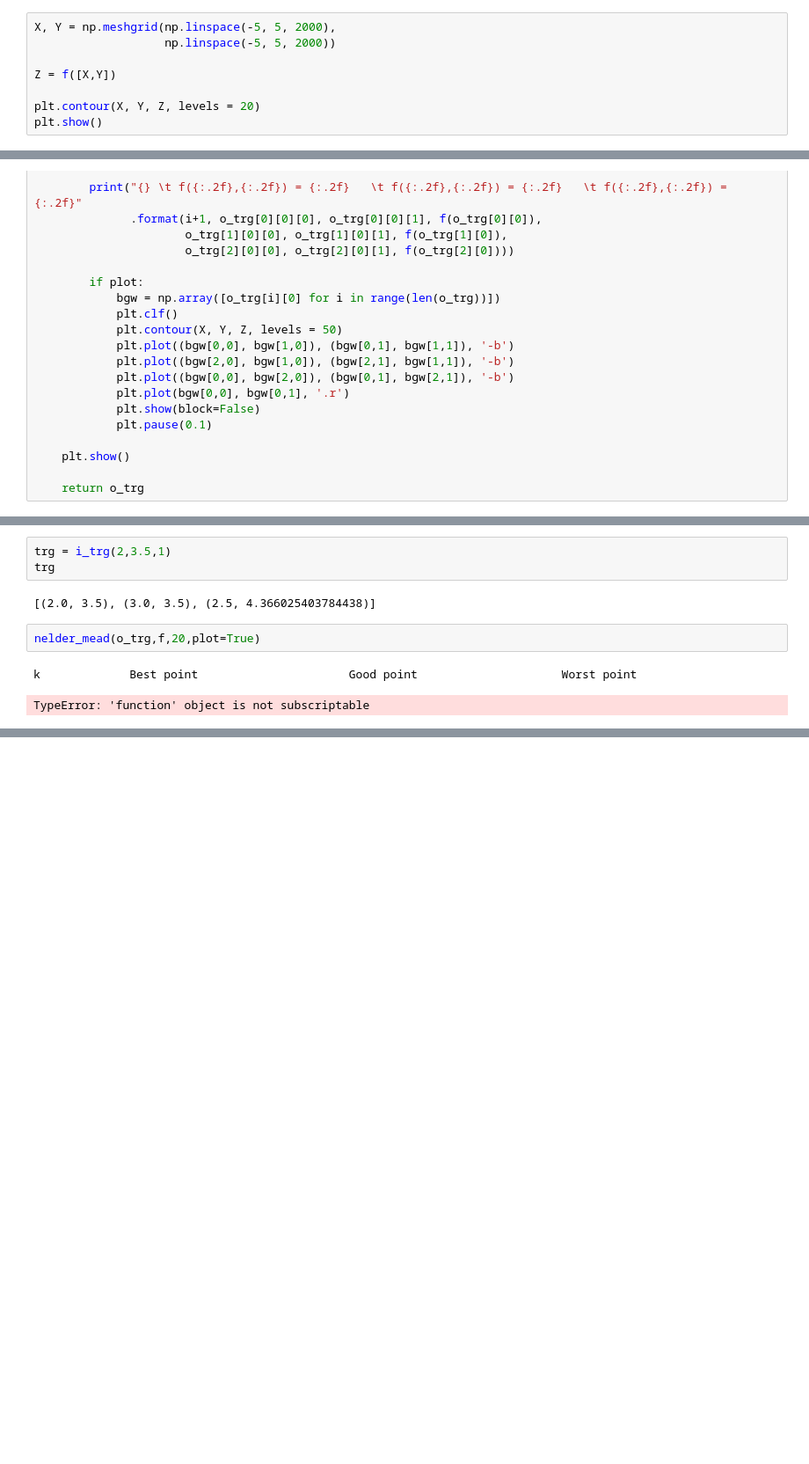
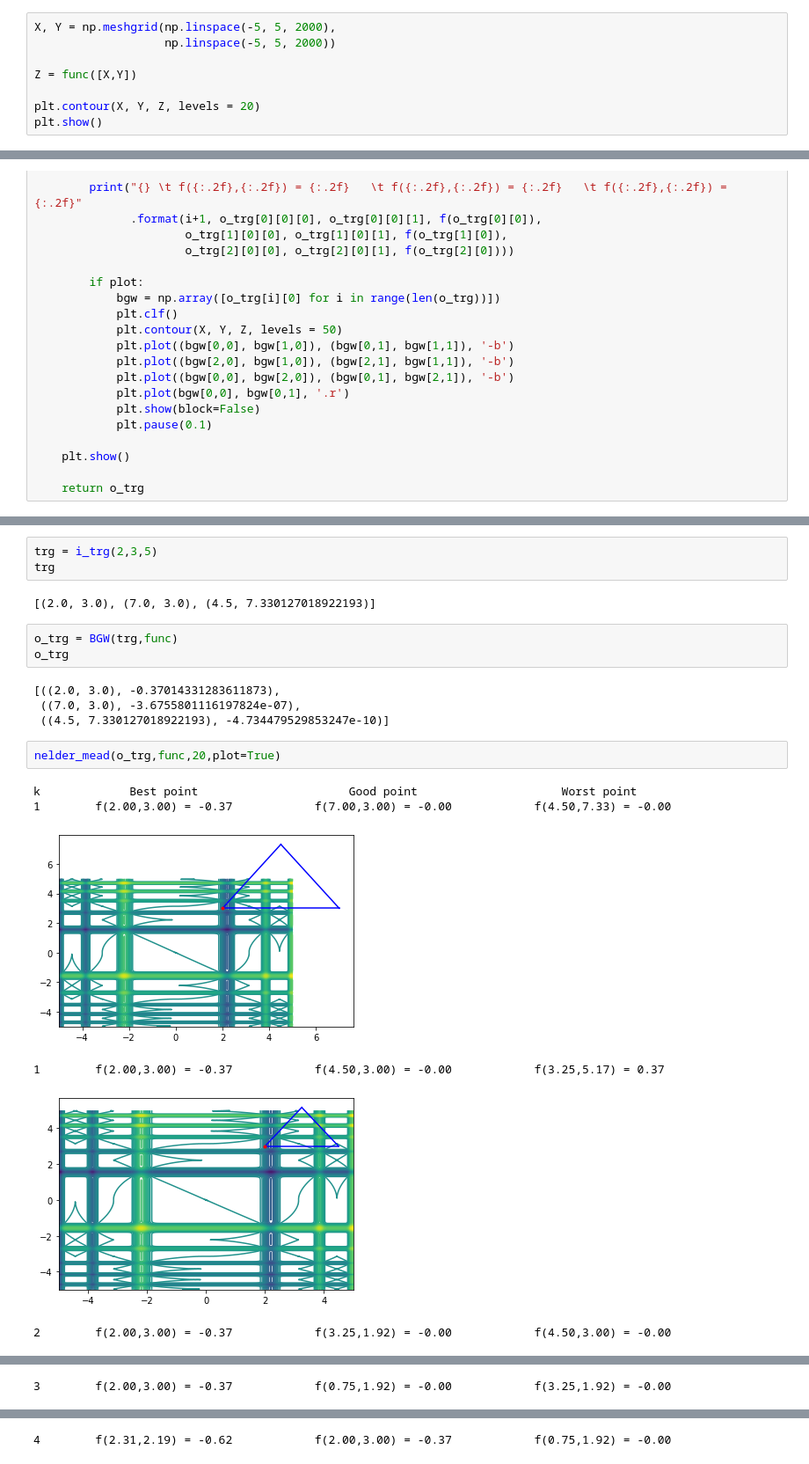
Before and after one commit to zapasek1/Optimalization_methods, a Jupyter notebook: MichalewiczFunction.ipynb, the cells around one changed output, grey strips where cells are left out. Shown at 88% size. Cells and saved outputs as stored; diff of their text form; blank space fills up the shorter version.

Commit message:
nelder mead - not yet in minimum, but working

```diff
--- a/MichalewiczFunction.ipynb
+++ b/MichalewiczFunction.ipynb
@@ -39,7 +49,7 @@ def f(v):
 X, Y = np.meshgrid(np.linspace(-5, 5, 2000),
                    np.linspace(-5, 5, 2000))
 
-Z = f([X,Y])
+Z = func([X,Y])
 
 plt.contour(X, Y, Z, levels = 20)
 plt.show()
@@ -176,10 +186,21 @@ Z = f([X,Y])
 # %%
-trg = i_trg(2,3.5,1)
+trg = i_trg(2,3,5)
 trg
 # %% [output]
-[(2.0, 3.5), (3.0, 3.5), (2.5, 4.366025403784438)]
+[(2.0, 3.0), (7.0, 3.0), (4.5, 7.330127018922193)]
+# %%
+o_trg = BGW(trg,func)
+o_trg
+# %% [output]
+[((2.0, 3.0), -0.37014331283611873),
+ ((7.0, 3.0), -3.6755801116197824e-07),
+ ((4.5, 7.330127018922193), -4.734479529853247e-10)]
 # %%
-nelder_mead(o_trg,f,20,plot=True)
+nelder_mead(o_trg,func,20,plot=True)
 # %% [output]
 k             Best point                      Good point                     Worst point
+1        f(2.00,3.00) = -0.37            f(7.00,3.00) = -0.00            f(4.50,7.33) = -0.00
+[figure, added]
-TypeError: 'function' object is not subscriptable
+1        f(2.00,3.00) = -0.37            f(4.50,3.00) = -0.00            f(3.25,5.17) = 0.37
+[figure, added]
+2        f(2.00,3.00) = -0.37            f(3.25,1.92) = -0.00            f(4.50,3.00) = -0.00
@@ -185,0 +208 @@ TypeError: 'function' object is not subscriptable
+3        f(2.00,3.00) = -0.37            f(0.75,1.92) = -0.00            f(3.25,1.92) = -0.00
@@ -185,0 +210 @@ TypeError: 'function' object is not subscriptable
+4        f(2.31,2.19) = -0.62            f(2.00,3.00) = -0.37            f(0.75,1.92) = -0.00
```
Also changed, not shown: parts of 6 cells of this notebook, 1 other file.
